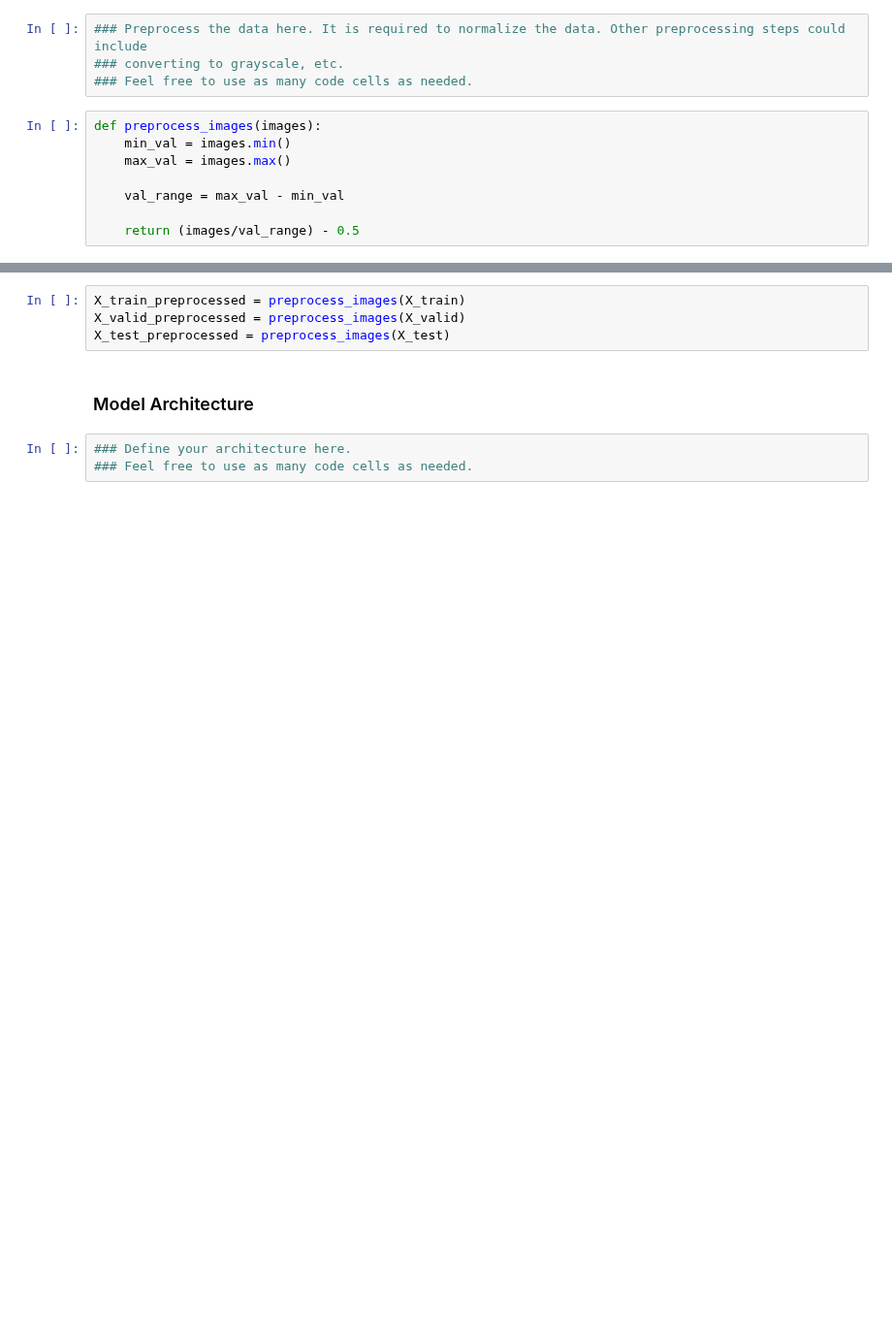
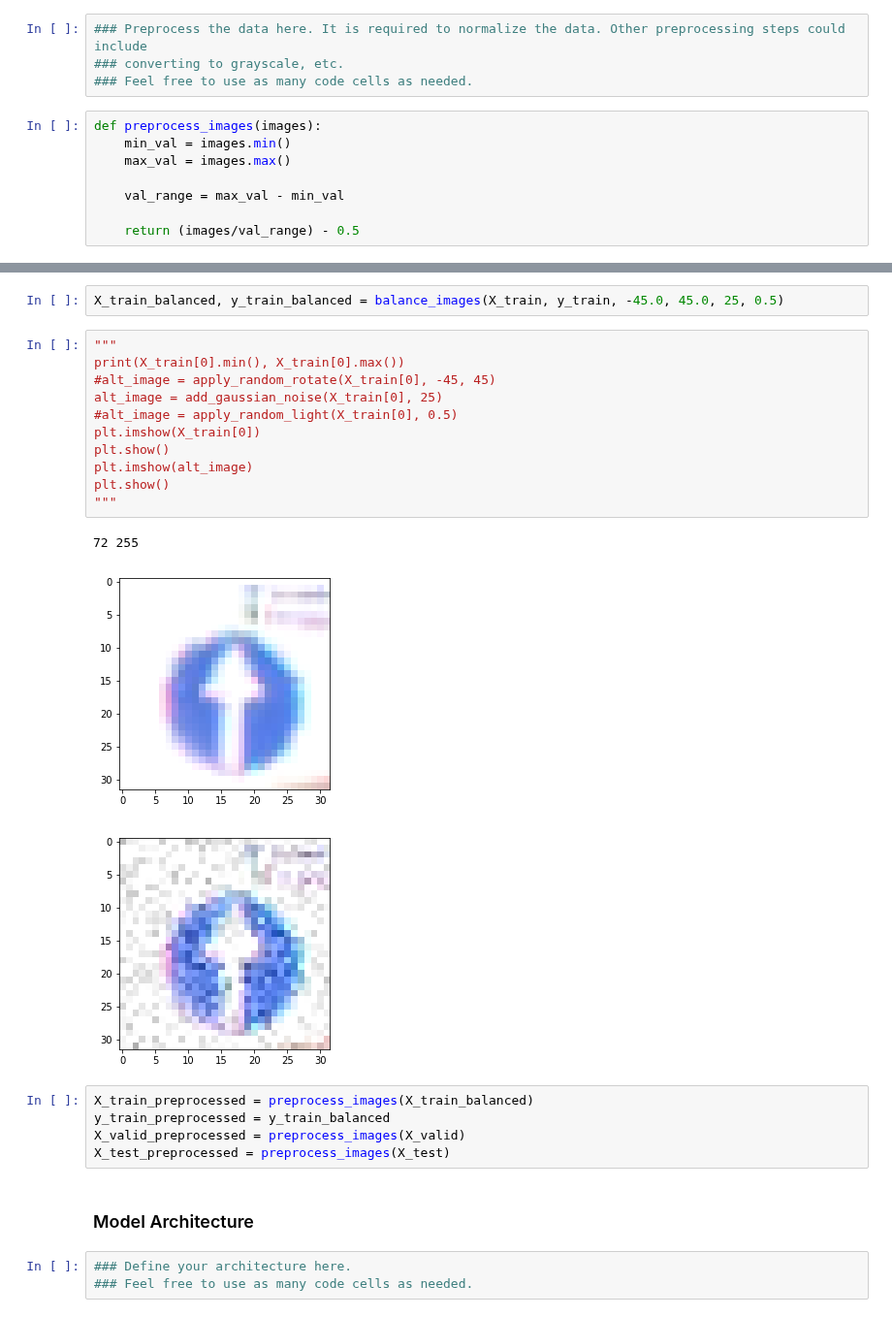
Before and after one commit to ekkus93/CarND-Traffic-Sign-Classifier-Project, a Jupyter notebook: Traffic_Sign_Classifier.ipynb, the cells around one changed output, grey strips where cells are left out. Shown at 97% size. Drawn from its saved outputs; the diff is of its cells as text; blank space fills up the shorter version.

```diff
--- a/Traffic_Sign_Classifier.ipynb
+++ b/Traffic_Sign_Classifier.ipynb
@@ -312,5 +371,23 @@ def preprocess_images(images):
+# %%
+X_train_balanced, y_train_balanced = balance_images(X_train, y_train, -45.0, 45.0, 25, 0.5)
+# %%
+"""
+print(X_train[0].min(), X_train[0].max())
+#alt_image = apply_random_rotate(X_train[0], -45, 45)
+alt_image = add_gaussian_noise(X_train[0], 25)
+#alt_image = apply_random_light(X_train[0], 0.5)
+plt.imshow(X_train[0])
+plt.show()
+plt.imshow(alt_image)
+plt.show()
+"""
+# %% [output]
+72 255
+[figure, added]
+[figure, added]
 # %%
-X_train_preprocessed = preprocess_images(X_train)
+X_train_preprocessed = preprocess_images(X_train_balanced)
+y_train_preprocessed = y_train_balanced
 X_valid_preprocessed = preprocess_images(X_valid)
 X_test_preprocessed = preprocess_images(X_test)
 # %% [markdown]
```
Also changed, not shown: parts of 28 cells of this notebook, 32 other files.
